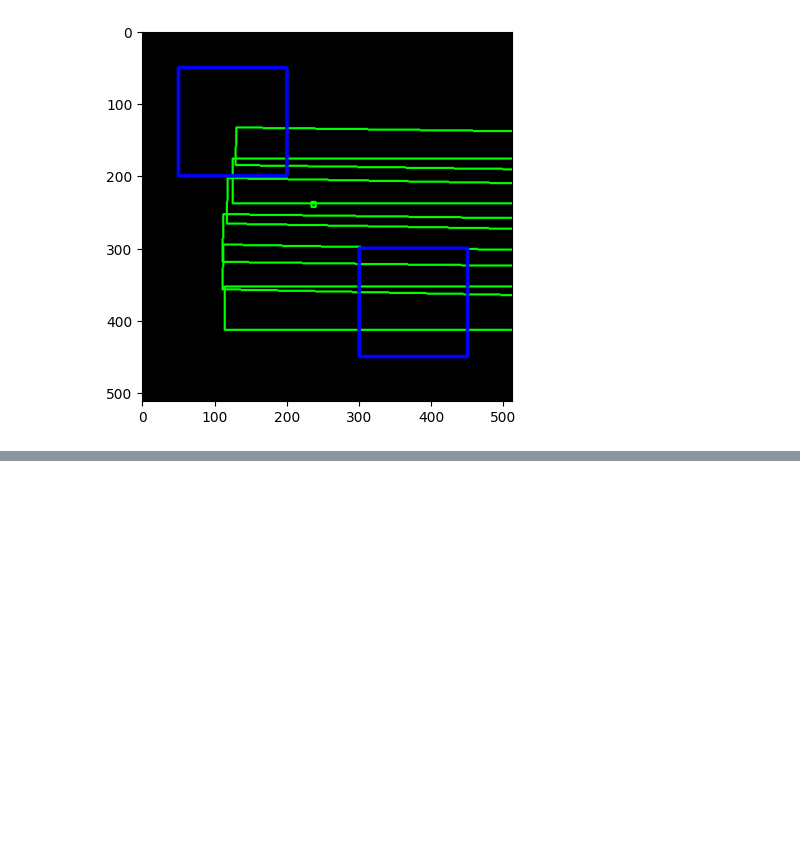
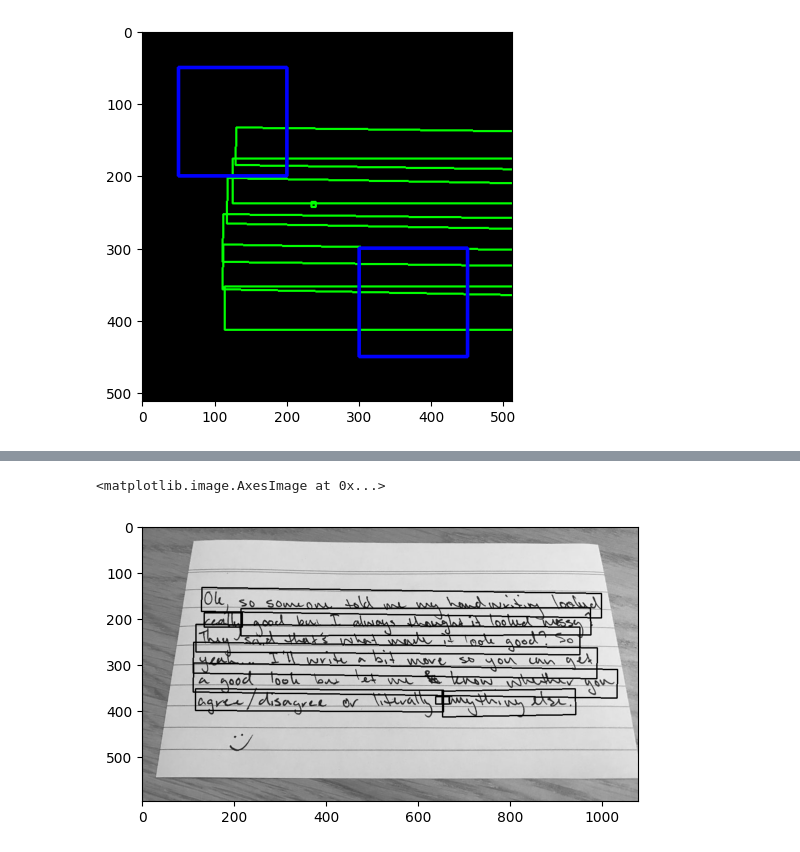
Before and after one commit to apicov/text-detector-bot, a Jupyter notebook: text_detector.ipynb, the cells around one changed output, grey strips where cells are left out. Drawn from its saved outputs; the diff is of its cells as text; code cells hidden in the pictures; blank space fills up the shorter version.

```diff
--- a/text_detector.ipynb
+++ b/text_detector.ipynb
@@ -276,0 +365,5 @@ plt.show()
+# %%
+plt.imshow(bbox_img)
+# %% [output]
+<matplotlib.image.AxesImage at 0x...>
+[figure, added]
```
Also changed, not shown: parts of 14 cells of this notebook, 3 other files.
